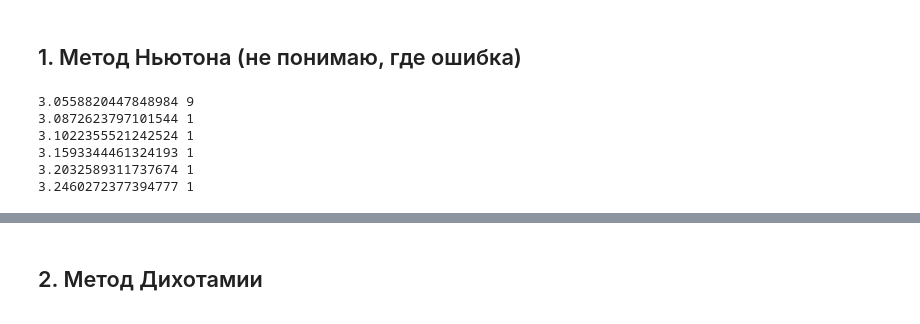
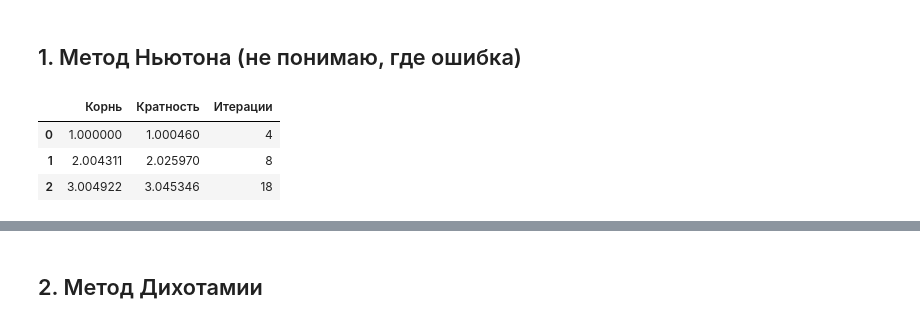
Before and after one commit to andrew3203/NumericalMethods, a Jupyter notebook: NutonsMethod.ipynb, the cells around one changed output, grey strips where cells are left out. Saved outputs shown, nothing was run; the diff lists cells and outputs as text; code cells hidden in the pictures.

```diff
--- a/NutonsMethod.ipynb
+++ b/NutonsMethod.ipynb
@@ -45,40 +46,40 @@ def derivative(f, x, dx):
 # %% [markdown]
 ## 1. Метод Ньютона (не понимаю, где ошибка)
 # %%
-rows = 0
 def nuton_simple(f, x0, EPS=1e-6, xn=None, x=0):
+    t, t0, tn = x, x0, xn
+
     count = 0
-    x = x
-    while count < 10000:
-        global rows
-        if rows > 5: # временный костыль для удобства отладки
-            return
+    while count < 100:
 
-        xn = x0 - f(x0) / derivative(f, x0, 0.01)
-        count += 1
+        try:
+            xn = x0 - f(x0) / derivative(f, x0, 0.0001)
+            count += 1
+        except ZeroDivisionError as e:
+            return None
 
         q = (xn - x0) / (x0 - x)
         if abs((xn - x0)/(1 - q)) < EPS:
-            print (xn, count)
-
             p = 1 / (1 - q)
-            solver = lambda x: f(x) / (abs(x - xn))**p
-            rows += 1
-            nuton_simple(solver, x0, EPS, xn, x)
-            return
+            solver = lambda x: f(x) / (abs(x - xn))**(p)
+            ans = nuton_simple(solver, t0, EPS, tn, t)
+            if ans is not None:
+                res = [t for t in ans]
+                res.append([xn, p, count])
+                return  res
+            else:
+                return [[xn, p, count],]
 
         else:
-            x = x0
-            x0 = xn
+            x, x0 = x0, xn
 
-    return
+    return None
 
-
-nuton_simple(func, 4, 0.1)
+EPS = 0.01
+res = nuton_simple(func, 5, EPS)
+pd.DataFrame(res, index=range(len(res)), columns=['Корнь', 'Кратность', 'Итерации'])
 # %% [output]
-3.0558820447848984 9
-3.0872623797101544 1
-3.1022355521242524 1
-3.1593344461324193 1
-3.2032589311737674 1
-3.2460272377394777 1
+|  | Корнь | Кратность | Итерации |
+| 0 | 1.000000 | 1.000460 | 4 |
+| 1 | 2.004311 | 2.025970 | 8 |
+| 2 | 3.004922 | 3.045346 | 18 |
```
Also changed, not shown: parts of 9 cells of this notebook.
